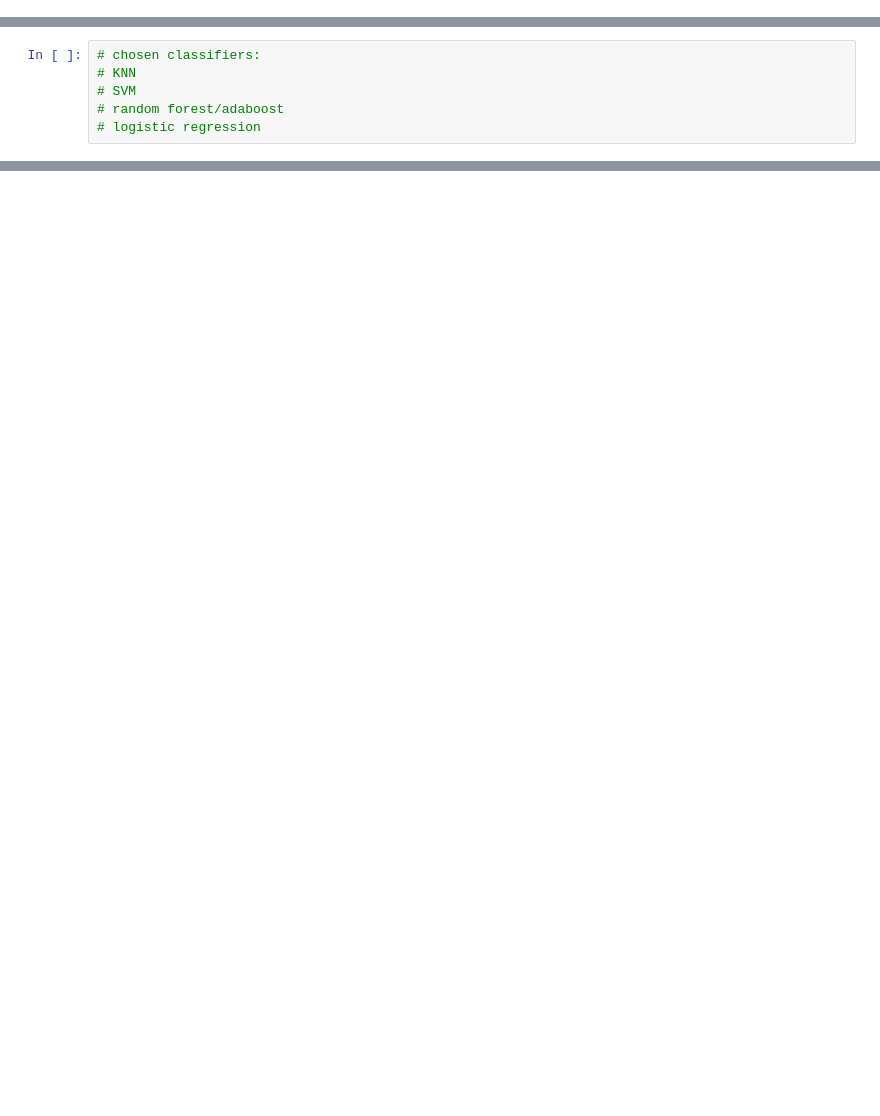
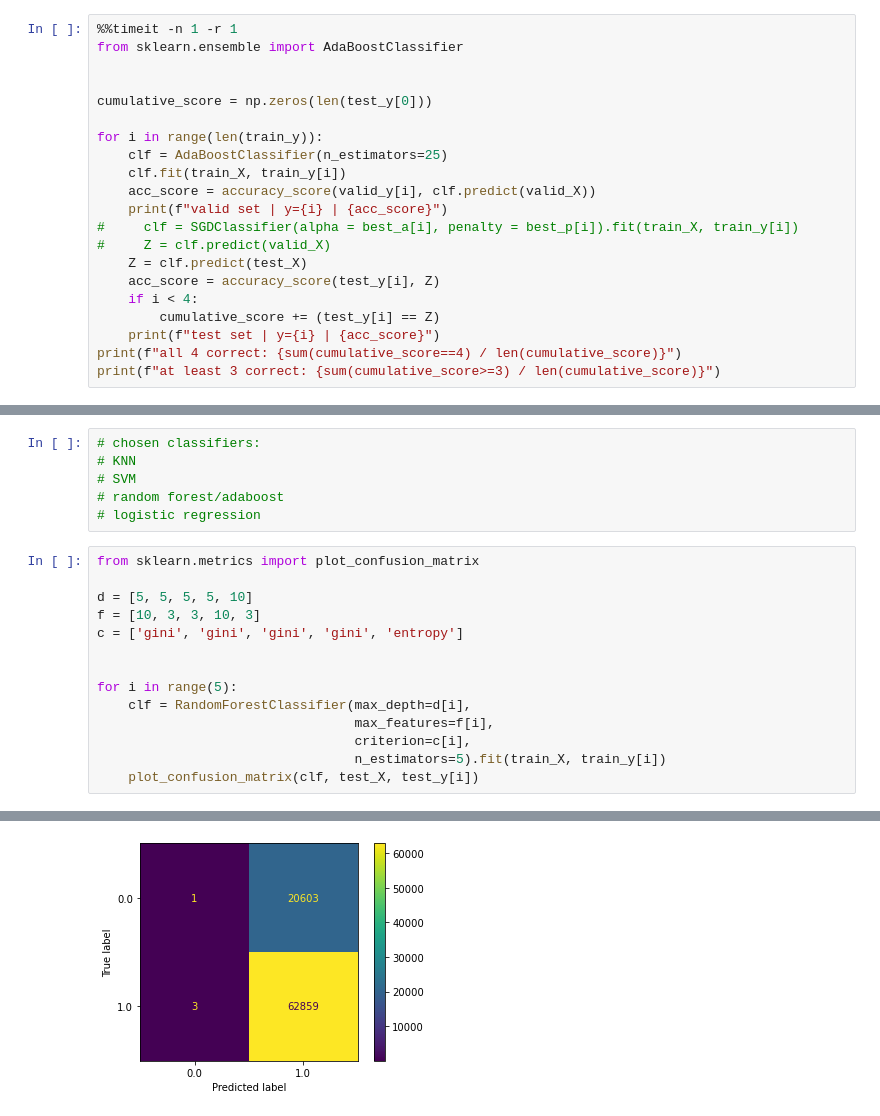
Before and after one commit to hollowaydon/IDS_group37, a Jupyter notebook: spacy_models.ipynb, the cells around one changed output, grey strips where cells are left out. Drawn from its saved outputs; the diff is of its cells as text; blank space fills up the shorter version.

```diff
--- a/spacy_models.ipynb
+++ b/spacy_models.ipynb
@@ -174,0 +474,21 @@ print(accuracy_score(train_y16, Z))
+# %%
+%%timeit -n 1 -r 1
+from sklearn.ensemble import AdaBoostClassifier
+
+
+cumulative_score = np.zeros(len(test_y[0]))
+
+for i in range(len(train_y)):
+    clf = AdaBoostClassifier(n_estimators=25)
+    clf.fit(train_X, train_y[i])
+    acc_score = accuracy_score(valid_y[i], clf.predict(valid_X))
+    print(f"valid set | y={i} | {acc_score}")
+#     clf = SGDClassifier(alpha = best_a[i], penalty = best_p[i]).fit(train_X, train_y[i])
+#     Z = clf.predict(valid_X)
+    Z = clf.predict(test_X)
+    acc_score = accuracy_score(test_y[i], Z)
+    if i < 4:
+        cumulative_score += (test_y[i] == Z)
+    print(f"test set | y={i} | {acc_score}")
+print(f"all 4 correct: {sum(cumulative_score==4) / len(cumulative_score)}")
+print(f"at least 3 correct: {sum(cumulative_score>=3) / len(cumulative_score)}")
@@ -178,3 +585,18 @@ print(accuracy_score(train_y16, Z))
 # SVM
 # random forest/adaboost
 # logistic regression
+# %%
+from sklearn.metrics import plot_confusion_matrix
+
+d = [5, 5, 5, 5, 10]
+f = [10, 3, 3, 10, 3]
+c = ['gini', 'gini', 'gini', 'gini', 'entropy']
+
+
+for i in range(5):
+    clf = RandomForestClassifier(max_depth=d[i],
+                                 max_features=f[i],
+                                 criterion=c[i],
+                                 n_estimators=5).fit(train_X, train_y[i])
+    plot_confusion_matrix(clf, test_X, test_y[i])
+# %% [output]
@@ -180,0 +608 @@ print(accuracy_score(train_y16, Z))
+[figure, added]
```
Also changed, not shown: parts of 11 cells of this notebook, 1 other file.
